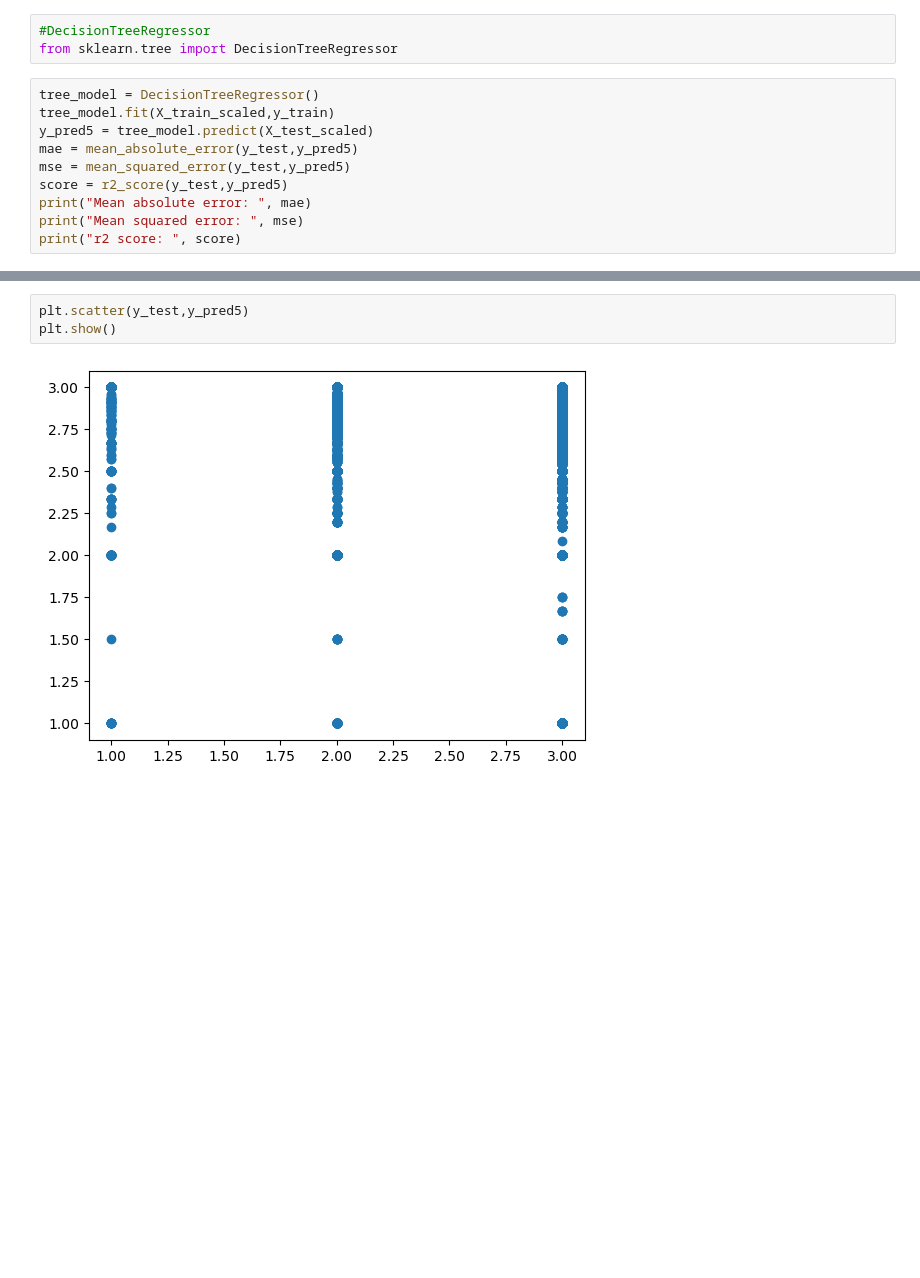
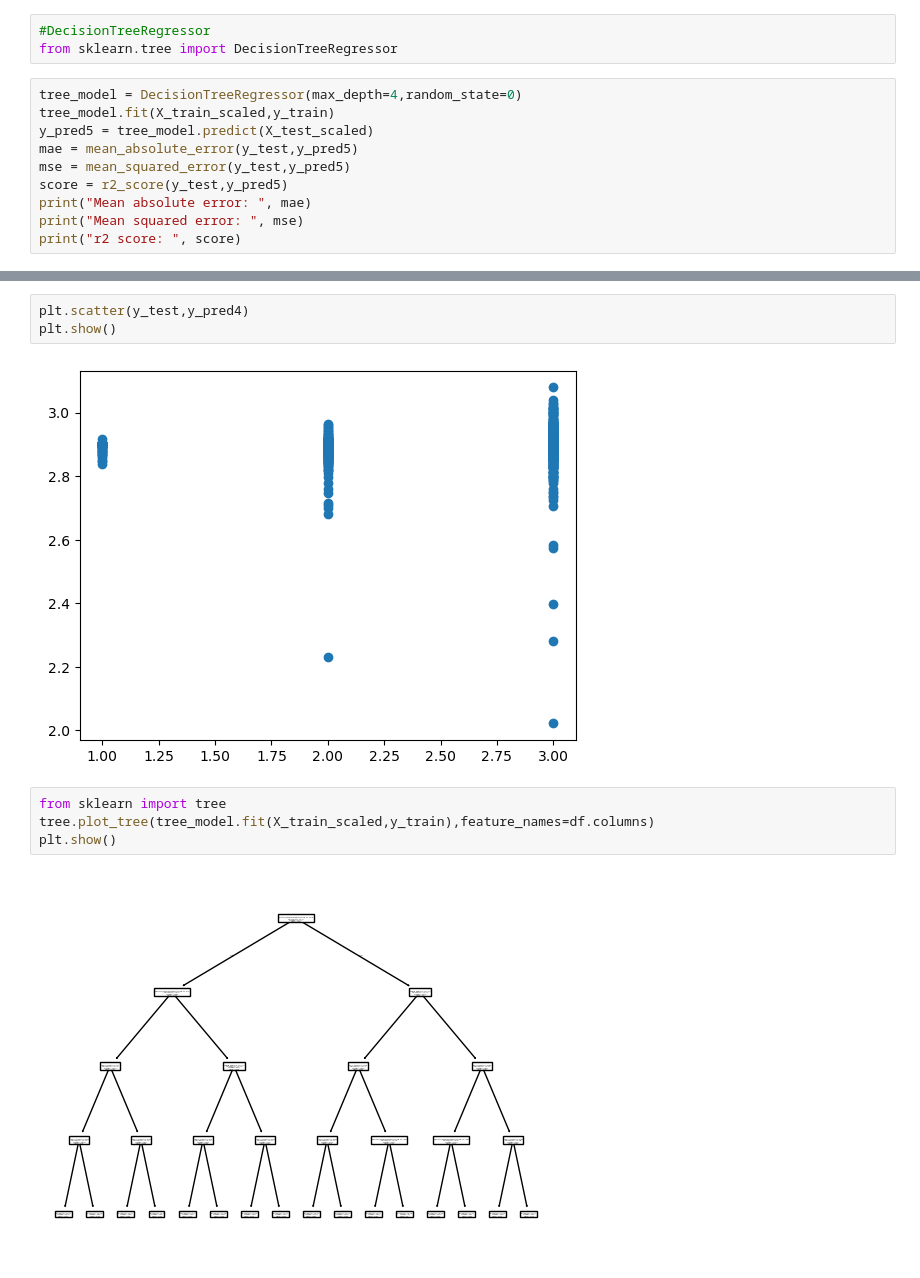
Before and after one commit to AbdullahTurgut/Machine-Learning, a Jupyter notebook: 15-UK-2016-Road-Safety-DataRegression.ipynb, the cells around one changed output, grey strips where cells are left out. Saved outputs shown, nothing was run; the diff lists cells and outputs as text; blank space fills up the shorter version.

```diff
--- a/15-UK-2016-Road-Safety-DataRegression.ipynb
+++ b/15-UK-2016-Road-Safety-DataRegression.ipynb
@@ -234,7 +234,7 @@ plt.show()
 #DecisionTreeRegressor
 from sklearn.tree import DecisionTreeRegressor
 # %%
-tree_model = DecisionTreeRegressor()
+tree_model = DecisionTreeRegressor(max_depth=4,random_state=0)
 tree_model.fit(X_train_scaled,y_train)
 y_pred5 = tree_model.predict(X_test_scaled)
 mae = mean_absolute_error(y_test,y_pred5)
@@ -250,5 +250,11 @@ r2 score:  -0.5126063887575254
 # %%
-plt.scatter(y_test,y_pred5)
+plt.scatter(y_test,y_pred4)
 plt.show()
 # %% [output]
-[figure, old version]
+[figure, new version]
+# %%
+from sklearn import tree
+tree.plot_tree(tree_model.fit(X_train_scaled,y_train),feature_names=df.columns)
+plt.show()
+# %% [output]
+[figure, added]
```
Also changed, not shown: parts of 6 cells of this notebook.
